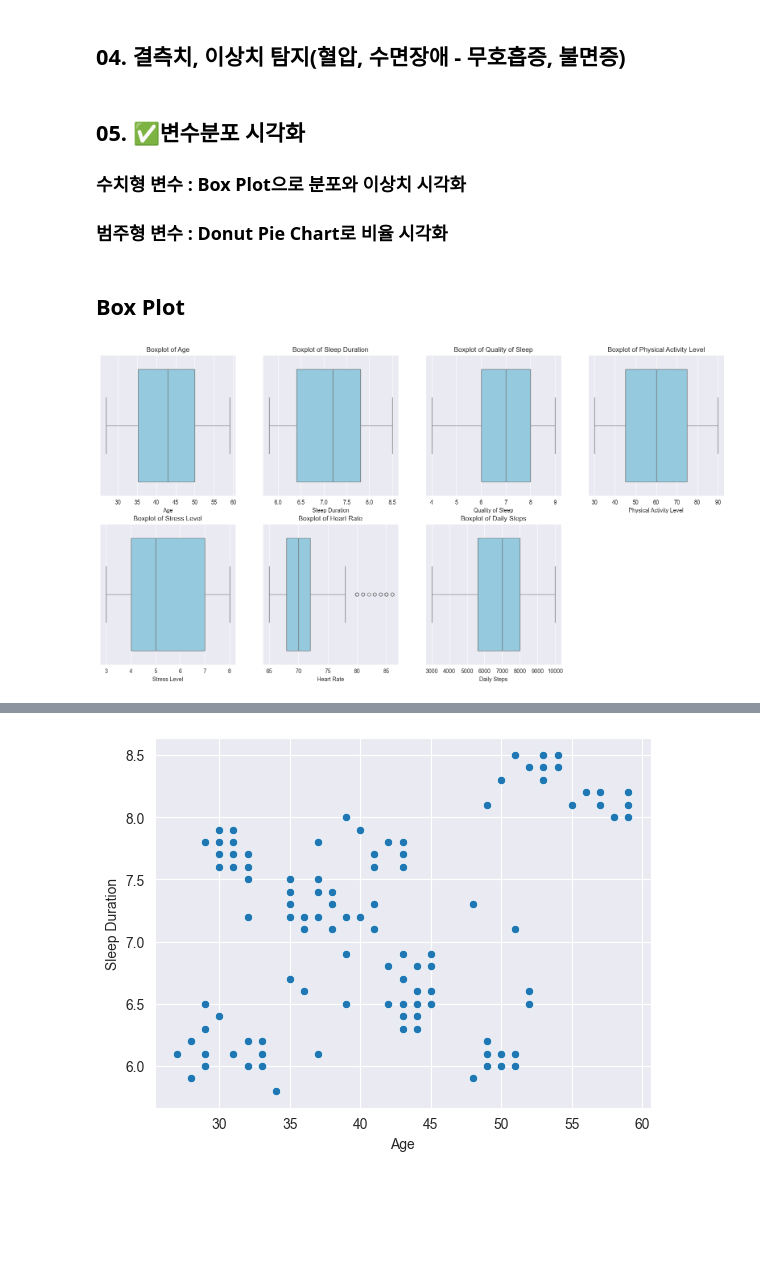
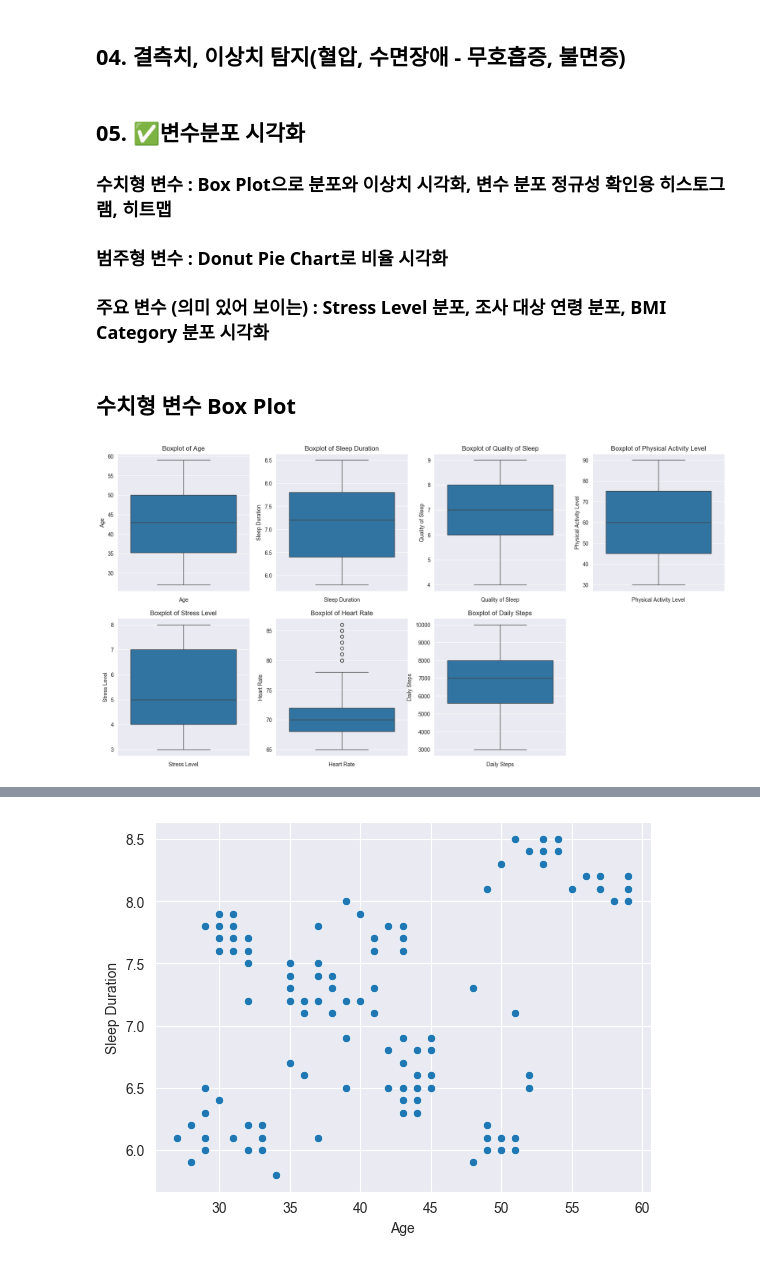
Before and after one commit to ParkVitna/SKN14-EDA-1Team, a Jupyter notebook: ParkVitna/EDA.ipynb, the cells around one changed output, grey strips where cells are left out. Cells and saved outputs as stored; diff of their text form; code cells hidden in the pictures; blank space fills up the shorter version.

```diff
--- a/ParkVitna/EDA.ipynb
+++ b/ParkVitna/EDA.ipynb
@@ -96,8 +96,9 @@ df.isna().sum()
 # plt.show()
 # %% [markdown]
 ## 05. ✅변수분포 시각화
-### 수치형 변수 : Box Plot으로 분포와 이상치 시각화
+### 수치형 변수 : Box Plot으로 분포와 이상치 시각화, 변수 분포 정규성 확인용 히스토그램, 히트맵
 ### 범주형 변수 : Donut Pie Chart로 비율 시각화
+### 주요 변수 (의미 있어 보이는) : Stress Level 분포, 조사 대상 연령 분포, BMI Category 분포 시각화
 # %%
 # 한국어 처리
 import matplotlib
@@ -114,22 +115,25 @@ from matplotlib import cm
 # %% [markdown]
-## Box Plot
+## 수치형 변수 Box Plot
 # %%
 # Person ID drop 했는데, 전처리 했으면 수정 필요!
 # 수치형 데이터 분리
 num_cols = df.select_dtypes(include='number').columns.drop("Person ID")
 
 fig, axes = plt.subplots(2, 4, figsize=(20, 10))  # 4개씩 2줄
 axes = axes.flatten()
 
 for i, col in enumerate(num_cols):
-    sns.boxplot(x=df[col], ax=axes[i], color='skyblue')
+    sns.boxplot(
+        y=df[col],
+        ax=axes[i]
+    )
     axes[i].set_title(f"Boxplot of {col}")
     axes[i].set_xlabel(col)
 
  # 사용하지 않는 subplot 제거
 for j in range(len(num_cols), len(axes)):
     fig.delaxes(axes[j])
 
 plt.show()
 # %% [output]
-[figure, old version]
+[figure, new version]
```
Also changed, not shown: parts of 26 cells of this notebook.
